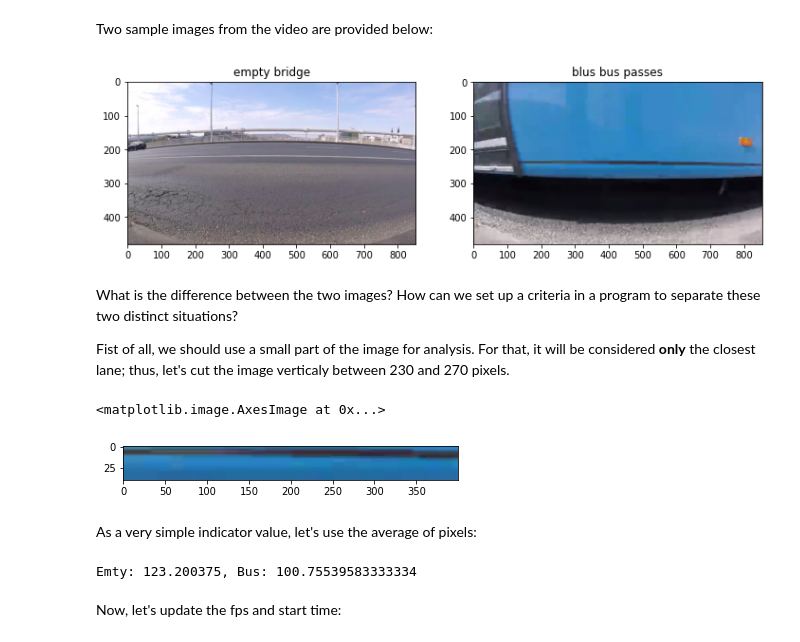
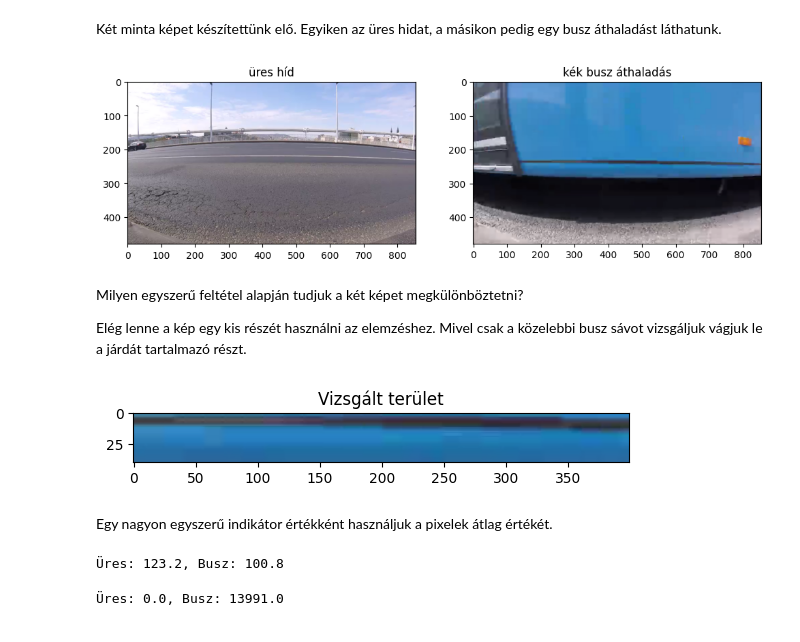
Before and after one commit to OSGeoLabBp/tutorials, a Jupyter notebook: hungarian/data_processing/lessons/hid_hang_video.ipynb, the cells around one changed output. Drawn from its saved outputs; the diff is of its cells as text; code cells hidden in the pictures.

```diff
--- a/hungarian/data_processing/lessons/hid_hang_video.ipynb
+++ b/hungarian/data_processing/lessons/hid_hang_video.ipynb
@@ -162,38 +185,44 @@ To: /content/sample_data/empty_bridge.png
 Downloading...
 From: https://drive.google.com/uc?id=1hiNd2P8q9hfwUYXeC8cYqLZM43PaytAZ
 To: /content/sample_data/blue_bus.png
-# %% [markdown]
-Two sample images from the video are provided below:
+# %% [markdown]
+Két minta képet készítettünk elő. Egyiken az üres hidat, a másikon pedig egy busz áthaladást láthatunk.
 # %%
 img1 = cv2.imread('sample_data/empty_bridge.png')
 img2 = cv2.imread('sample_data/blue_bus.png')
 fig, (ax1, ax2) = plt.subplots(1, 2, figsize=(12,4))            # use two subplots horizontaly
 ax1.imshow(cv2.cvtColor(img1, cv2.COLOR_BGR2RGB))
-ax1.title.set_text('empty bridge')
+ax1.title.set_text('üres híd')
 ax2.imshow(cv2.cvtColor(img2, cv2.COLOR_BGR2RGB))
-ax2.title.set_text('blue bus passing')
+ax2.title.set_text('kék busz áthaladás')
 # %% [output]
-[figure, old version]
+[figure, new version]
-# %% [markdown]
-What is the difference between the two images? How can we set up a criteria in a program to separate these two distinct situations?
-
-Fist of all, we should use a small part of the image for analysis. For that, it will be considered **only** the closest lane; thus, let's cut the image verticaly between 230 and 270 pixels.
+# %% [markdown]
+Milyen egyszerű feltétel alapján tudjuk a két képet megkülönböztetni?
+
+Elég lenne a kép egy kis részét használni az elemzéshez. Mivel csak a közelebbi busz sávot vizsgáljuk vágjuk le a járdát tartalmazó részt.
 # %%
 plt.imshow(cv2.cvtColor(img2[230:270,200:600], cv2.COLOR_BGR2RGB))
+_ = plt.title("Vizsgált terület")
 # %% [output]
-<matplotlib.image.AxesImage at 0x...>
-[figure, old version]
+[figure, new version]
-# %% [markdown]
-As a very simple indicator value, let's use the average of pixels:
+# %% [markdown]
+Egy nagyon egyszerű indikátor értékként használjuk a pixelek átlag értékét.
 # %%
-low = 230
+low = 230       # window to check
 high = 270
 left = 200
 right = 600
 indicator_empty = np.mean(img1[low:high, left:right])
 indicator_bus = np.mean(img2[low:high, left:right])
-print(f'Empty: {indicator_empty}, Bus: {indicator_bus}')
+print(f'Üres: {indicator_empty:.1f}, Busz: {indicator_bus:.1f}')
 # %% [output]
-Emty: 123.200375, Bus: 100.75539583333334
+Üres: 123.2, Busz: 100.8
-# %% [markdown]
-Now, let's update the fps and start time:
+# %%
+lower = np.array([95, 100, 20])
+higher = np.array([140, 255, 255])
+indicator_bus = np.sum(cv2.inRange(cv2.cvtColor(img2[low:high, left:right], cv2.COLOR_BGR2HSV), lower, higher)) // 255
+indicator_empty  = np.sum(cv2.inRange(cv2.cvtColor(img1[low:high, left:right], cv2.COLOR_BGR2HSV), lower, higher)) // 255
+print(f'Üres: {indicator_empty:.1f}, Busz: {indicator_bus:.1f}')
+# %% [output]
+Üres: 0.0, Busz: 13991.0
```
Also changed, not shown: parts of 51 cells of this notebook.
